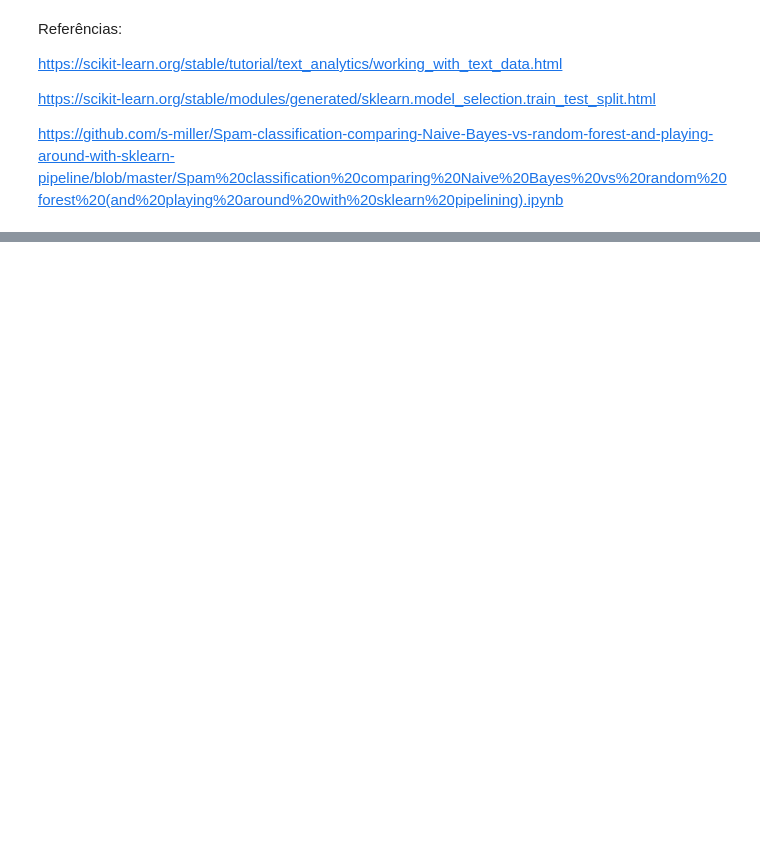
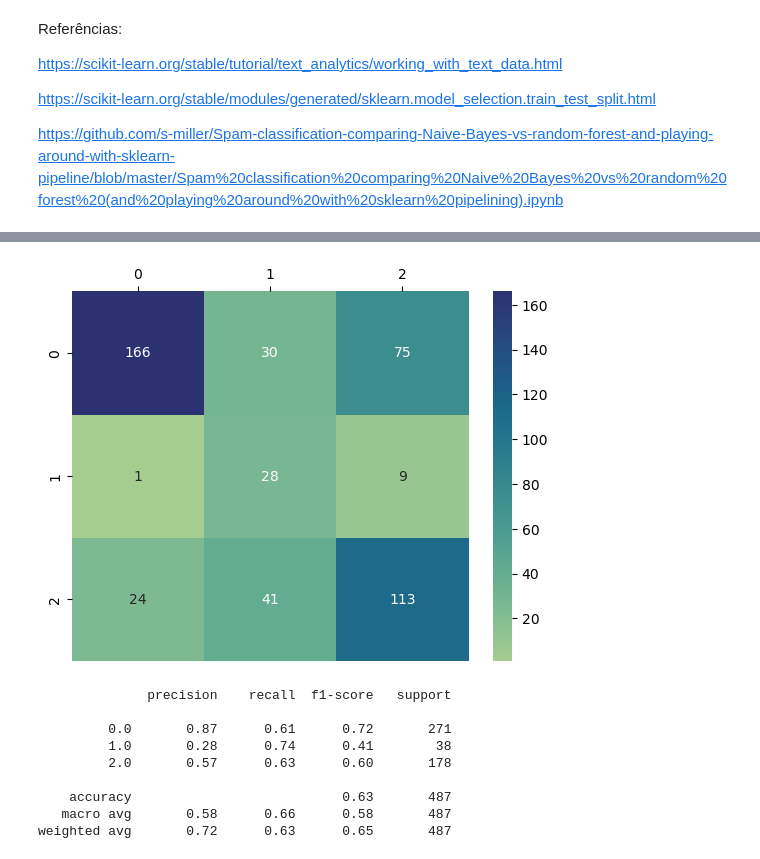
Before and after one commit to luizsouzars/Sentiment_Analysis, a Jupyter notebook: LES_sentiment.ipynb, the cells around one changed output, grey strips where cells are left out. Drawn from its saved outputs; the diff is of its cells as text; code cells hidden in the pictures; blank space fills up the shorter version.

```diff
--- a/LES_sentiment.ipynb
+++ b/LES_sentiment.ipynb
@@ -200,0 +128,2 @@ weighted avg       0.74      0.74      0.72       180
+# %%
+text_train, text_test, sinal_train, sinal_test = train_test_split(tt.text,tt.sinal,test_size=0.3)
@@ -200,0 +138,7 @@ weighted avg       0.74      0.74      0.72       180
+# %%
+'''Suppor Vector Classifier Pipeline'''
+svc_pipeline = Pipeline([
+        ('bow', CountVectorizer(analyzer=process_text)),
+        ('tfidf', TfidfTransformer()),
+        ('classifier', SVC())
+    ])
@@ -200,0 +152,23 @@ weighted avg       0.74      0.74      0.72       180
+# %%
+svc_pipeline.fit(text_train,sinal_train)
+svc_pred = svc_pipeline.predict(text_test)
+# %%
+'''Confusion matrix'''
+svc_cm = confusion_matrix(svc_pred,sinal_test)
+sns.heatmap(svc_cm,annot=True,cmap="crest",fmt='d').xaxis.tick_top()
+plt.show()
+
+'''Classification Report'''
+svc_cr = classification_report(svc_pred,sinal_test)
+print(svc_cr)
+# %% [output]
+[figure, added]
+              precision    recall  f1-score   support
+
+         0.0       0.87      0.61      0.72       271
+         1.0       0.28      0.74      0.41        38
+         2.0       0.57      0.63      0.60       178
+
+    accuracy                           0.63       487
+   macro avg       0.58      0.66      0.58       487
+weighted avg       0.72      0.63      0.65       487
```
Also changed, not shown: parts of 40 cells of this notebook.
